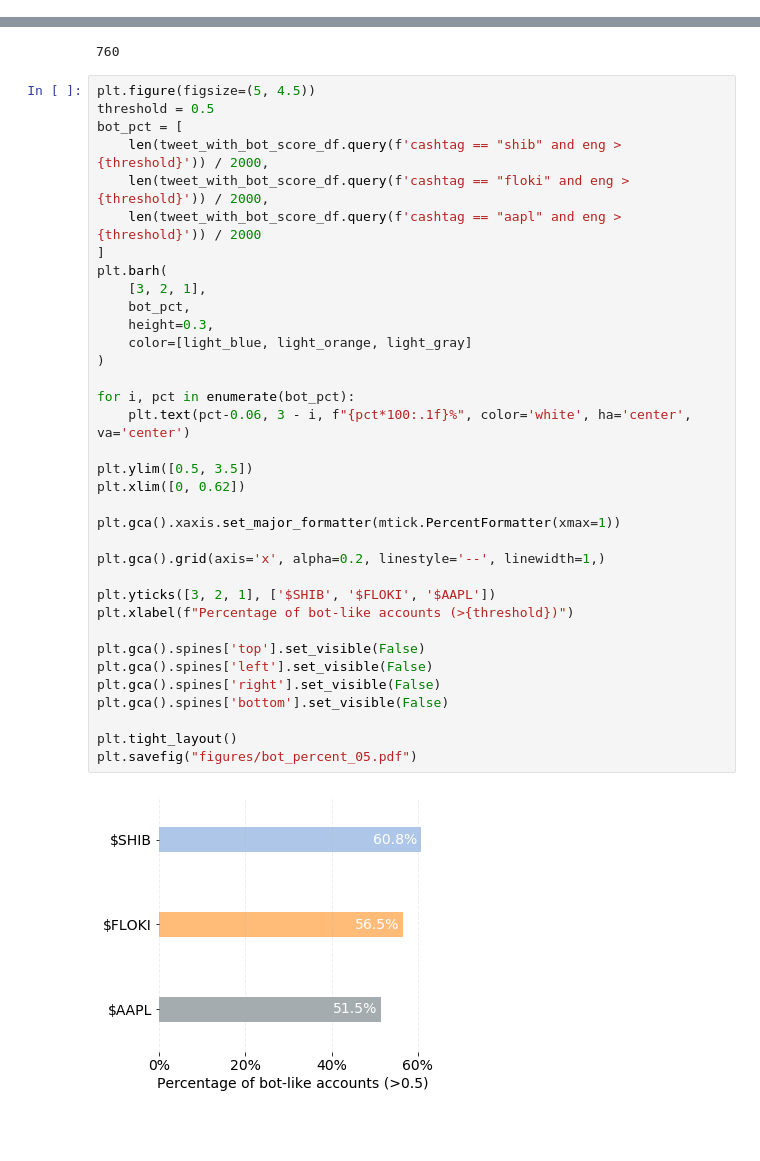
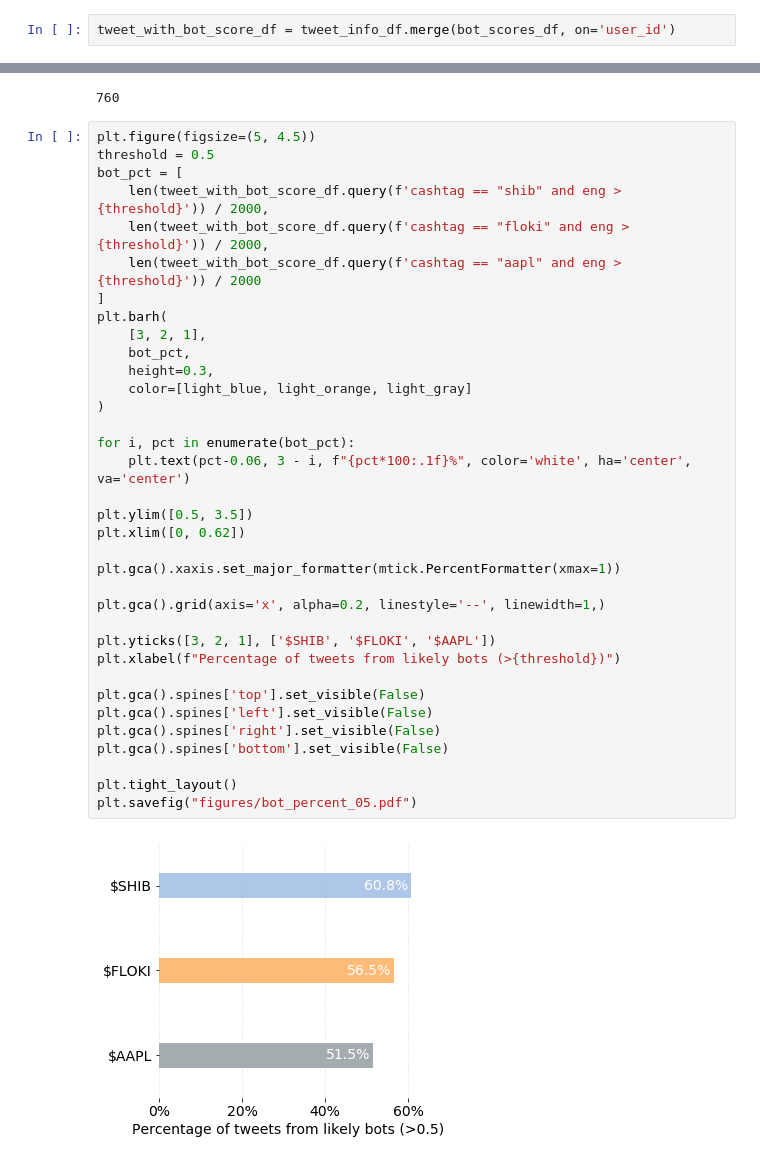
Before and after one commit to yang3kc/botometer101, a Jupyter notebook: exps/analysis.ipynb, the cells around one changed output, grey strips where cells are left out. Drawn from its saved outputs; the diff is of its cells as text; blank space fills up the shorter version.

```diff
--- a/exps/analysis.ipynb
+++ b/exps/analysis.ipynb
@@ -93,5 +93,7 @@ for bot_score in aapl_bot_scores:
 bot_scores_df = pd.DataFrame(bot_scores, columns=['user_id', 'lang', 'eng', 'uni'])
 # %%
 bot_scores_df.drop_duplicates(subset=['user_id'], inplace=True)
+# %%
+tweet_with_bot_score_df = tweet_info_df.merge(bot_scores_df, on='user_id')
 # %% [markdown]
 # Analyze the data
@@ -275,35 +318,35 @@ bot_pct = [
     len(tweet_with_bot_score_df.query(f'cashtag == "floki" and eng > {threshold}')) / 2000,
     len(tweet_with_bot_score_df.query(f'cashtag == "aapl" and eng > {threshold}')) / 2000
 ]
 plt.barh(
     [3, 2, 1],
     bot_pct,
     height=0.3,
     color=[light_blue, light_orange, light_gray]
 )
 
 for i, pct in enumerate(bot_pct):
     plt.text(pct-0.06, 3 - i, f"{pct*100:.1f}%", color='white', ha='center', va='center')
 
 plt.ylim([0.5, 3.5])
 plt.xlim([0, 0.62])
 
 plt.gca().xaxis.set_major_formatter(mtick.PercentFormatter(xmax=1))
 
 plt.gca().grid(axis='x', alpha=0.2, linestyle='--', linewidth=1,)
 
 plt.yticks([3, 2, 1], ['$SHIB', '$FLOKI', '$AAPL'])
-plt.xlabel(f"Percentage of bot-like accounts (>{threshold})")
+plt.xlabel(f"Percentage of tweets from likely bots (>{threshold})")
 
 plt.gca().spines['top'].set_visible(False)
 plt.gca().spines['left'].set_visible(False)
 plt.gca().spines['right'].set_visible(False)
 plt.gca().spines['bottom'].set_visible(False)
 
 plt.tight_layout()
 plt.savefig("figures/bot_percent_05.pdf")
 # %% [output]
-[figure, old version]
+[figure, new version]
 # %%
 plt.figure(figsize=(5, 4.5))
 threshold = 0.7
```
Also changed, not shown: parts of 11 cells of this notebook.
